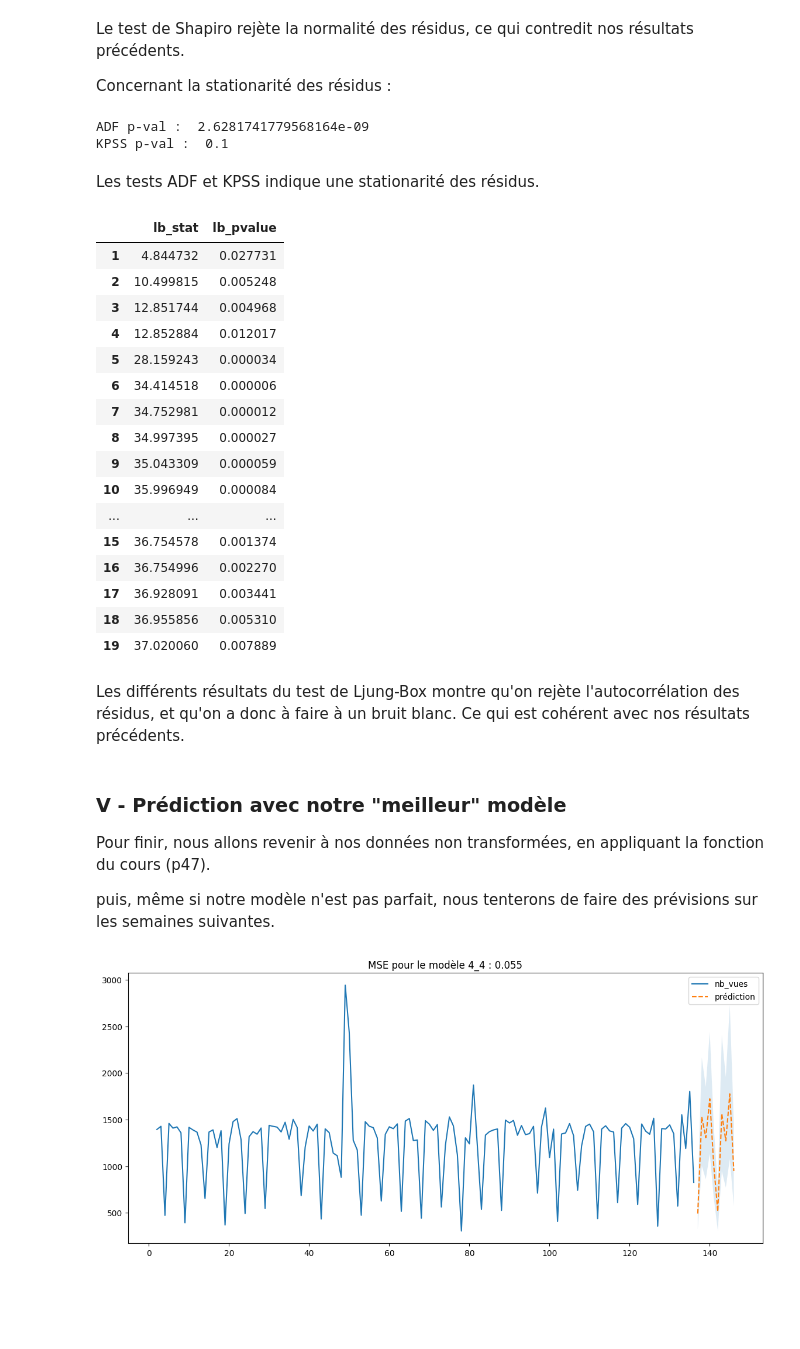
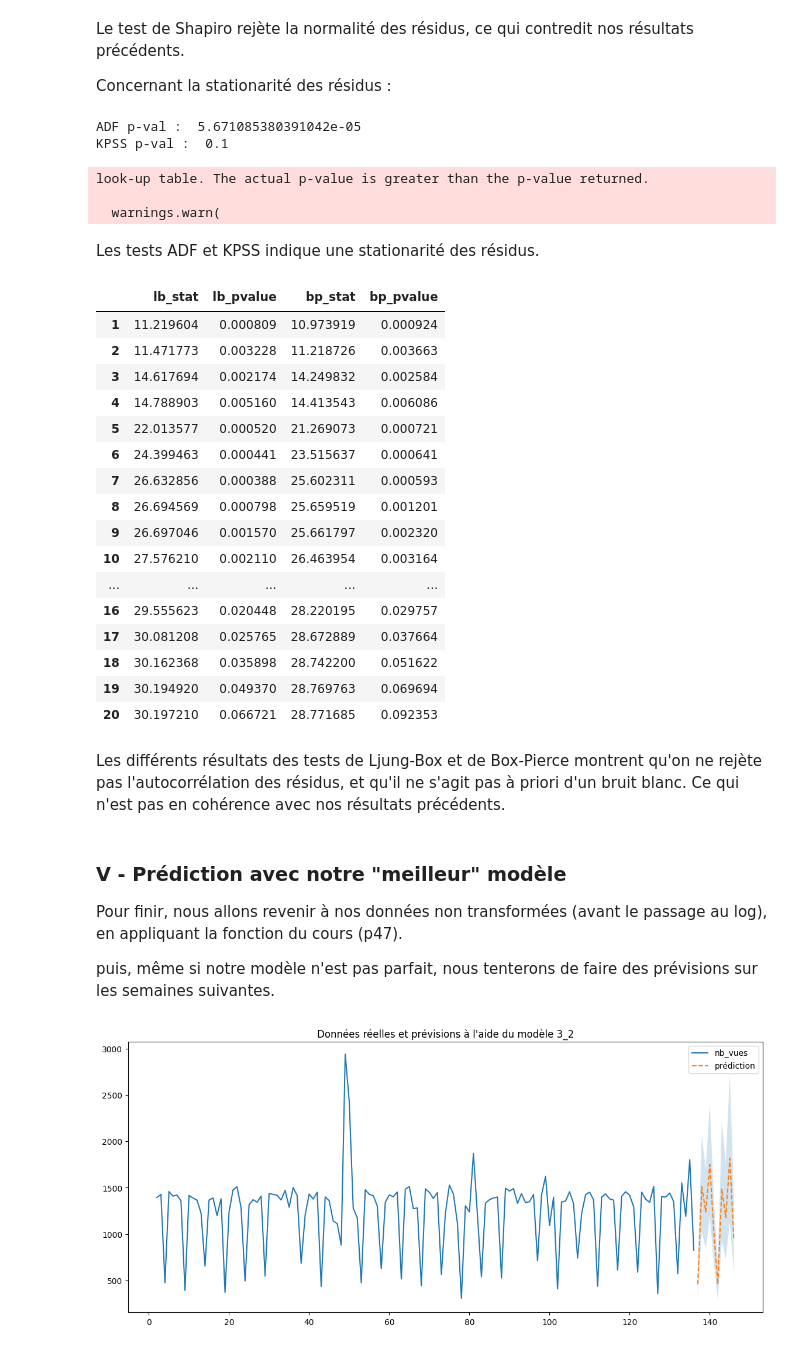
Before and after one commit to kjousselin/M2_serie_chrono, a Jupyter notebook: traitement.ipynb, the cells around one changed output. Drawn from its saved outputs; the diff is of its cells as text; code cells hidden in the pictures; blank space fills up the shorter version.

```diff
--- a/traitement.ipynb
+++ b/traitement.ipynb
@@ -660,5 +679,5 @@ On ré-entraine le modèle sur les données complètes (non tronquées :)
 # %%
-meilleur_model_c = sm.tsa.statespace.SARIMAX(Ldata, order=(2, 1, 2), seasonal_order=(1, 1, 0, 5), trend=None, enforce_stationarity=False, enforce_invertibility=False).fit()
+meilleur_model_c = sm.tsa.statespace.SARIMAX(Ldata, order=(4, 1, 0), seasonal_order=(5, 1, 0, 5), trend=None, enforce_stationarity=False, enforce_invertibility=False).fit()
 # %%
 print(meilleur_model_c.summary())
 # %% [output]
@@ -724,46 +743,51 @@ print("ADF p-val : ", TestA[1])
 TestK = kpss(meilleur_model_c.resid)
 print("KPSS p-val : ", TestK[1])
 # %% [output]
-ADF p-val :  2.6281741779568164e-09
+ADF p-val :  5.671085380391042e-05
 KPSS p-val :  0.1
+look-up table. The actual p-value is greater than the p-value returned.
+
+  warnings.warn(
 # %% [markdown]
 Les tests ADF et KPSS indique une stationarité des résidus.
 # %%
 # Test de bruit blanc
-sm.stats.acorr_ljungbox(meilleur_model_c.resid, lags=range(1,20))
+sm.stats.acorr_ljungbox(meilleur_model_c.resid, lags=20, boxpierce = True)   # H0 : Pas d'autocorrélation des résidus
 # %% [output]
-|  | lb_stat | lb_pvalue |
-| 1 | 4.844732 | 0.027731 |
-| 2 | 10.499815 | 0.005248 |
-| 3 | 12.851744 | 0.004968 |
-| 4 | 12.852884 | 0.012017 |
-| 5 | 28.159243 | 0.000034 |
-| 6 | 34.414518 | 0.000006 |
-| 7 | 34.752981 | 0.000012 |
-| 8 | 34.997395 | 0.000027 |
-| 9 | 35.043309 | 0.000059 |
-| 10 | 35.996949 | 0.000084 |
-| ... | ... | ... |
-| 15 | 36.754578 | 0.001374 |
-| 16 | 36.754996 | 0.002270 |
-| 17 | 36.928091 | 0.003441 |
-| 18 | 36.955856 | 0.005310 |
-| 19 | 37.020060 | 0.007889 |
+|  | lb_stat | lb_pvalue | bp_stat | bp_pvalue |
+| 1 | 11.219604 | 0.000809 | 10.973919 | 0.000924 |
+| 2 | 11.471773 | 0.003228 | 11.218726 | 0.003663 |
+| 3 | 14.617694 | 0.002174 | 14.249832 | 0.002584 |
+| 4 | 14.788903 | 0.005160 | 14.413543 | 0.006086 |
+| 5 | 22.013577 | 0.000520 | 21.269073 | 0.000721 |
+| 6 | 24.399463 | 0.000441 | 23.515637 | 0.000641 |
+| 7 | 26.632856 | 0.000388 | 25.602311 | 0.000593 |
+| 8 | 26.694569 | 0.000798 | 25.659519 | 0.001201 |
+| 9 | 26.697046 | 0.001570 | 25.661797 | 0.002320 |
+| 10 | 27.576210 | 0.002110 | 26.463954 | 0.003164 |
+| ... | ... | ... | ... | ... |
+| 16 | 29.555623 | 0.020448 | 28.220195 | 0.029757 |
+| 17 | 30.081208 | 0.025765 | 28.672889 | 0.037664 |
+| 18 | 30.162368 | 0.035898 | 28.742200 | 0.051622 |
+| 19 | 30.194920 | 0.049370 | 28.769763 | 0.069694 |
+| 20 | 30.197210 | 0.066721 | 28.771685 | 0.092353 |
 # %% [markdown]
-Les différents résultats du test de Ljung-Box montre qu'on rejète l'autocorrélation des résidus, et qu'on a donc à faire à un bruit blanc. Ce qui est cohérent avec nos résultats précédents.
+Les différents résultats des tests de Ljung-Box et de Box-Pierce montrent qu'on ne rejète pas l'autocorrélation des résidus, et qu'il ne s'agit pas à priori d'un bruit blanc. Ce qui n'est pas en cohérence avec nos résultats précédents.
 # %% [markdown]
 ### V - Prédiction avec notre "meilleur" modèle
 
 
 
-Pour finir, nous allons revenir à nos données non transformées, en appliquant la fonction du cours (p47).
+Pour finir, nous allons revenir à nos données non transformées (avant le passage au log), en appliquant la fonction du cours (p47).
 
 puis, même si notre modèle n'est pas parfait, nous tenterons de faire des prévisions sur les semaines suivantes.
 # %%
+# Choix du nb de semaines à prédir
 nb_semaines = 10
-Lprevision = meilleur_model_c.get_forecast(steps=nb_semaines).summary_frame(alpha=0.15)
 
-sigma2_chapeau_mm = 0.0695
+# Obtention des prévisions
+Lprevision = meilleur_model_c.get_forecast(steps=nb_semaines).summary_frame(alpha=0.2)
+sigma2_chapeau_mm = 0.0730
 prevision = np.exp(Lprevision + sigma2_chapeau_mm/2)
 
 # Concernant l'intervale de confiance au niveau 1% :
@@ -773,23 +797,21 @@ log_high_prev = Lprevision.mean_ci_upper
 low_prev = np.exp(log_low_prev)
 high_prev = np.exp(log_high_prev)
 # %%
-# MSE
-#MSE = sum((prevision['mean']-Data)**2)/
 
 # Affichage des quelques valeurs précédentes
 Data.plot(label='données Youtube')
 
 # affichage de la zone de confiance
 date_max = Data.index[-1]
-plt.fill_between(range(date_max+1,date_max+1+nb_semaines), low_prev, high_prev, alpha = 0.15)
+plt.fill_between(range(date_max+1,date_max+1+nb_semaines), low_prev, high_prev, alpha = 0.2)
 
 # Affichage des prédictions en pointillé
 prevision['mean'].plot(style='--', label='prédiction', figsize=(14, 6))
 
 # Affichage du titre avec MSE arrondi au millième :
-plt.title(f'MSE pour le modèle {mod[3:4]}_{mod[4:]} : {round(MSE,3)}')
+plt.title(f"Données réelles et prévisions à l'aide du modèle 3_2")
 plt.legend()
 
 plt.show()
 # %% [output]
-[figure, old version]
+[figure, new version]
```
Also changed, not shown: parts of 32 cells of this notebook.
